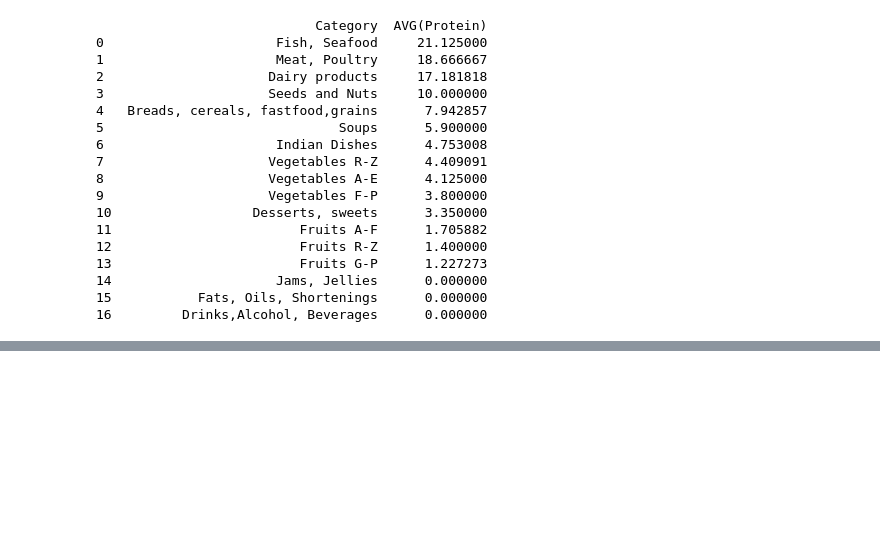
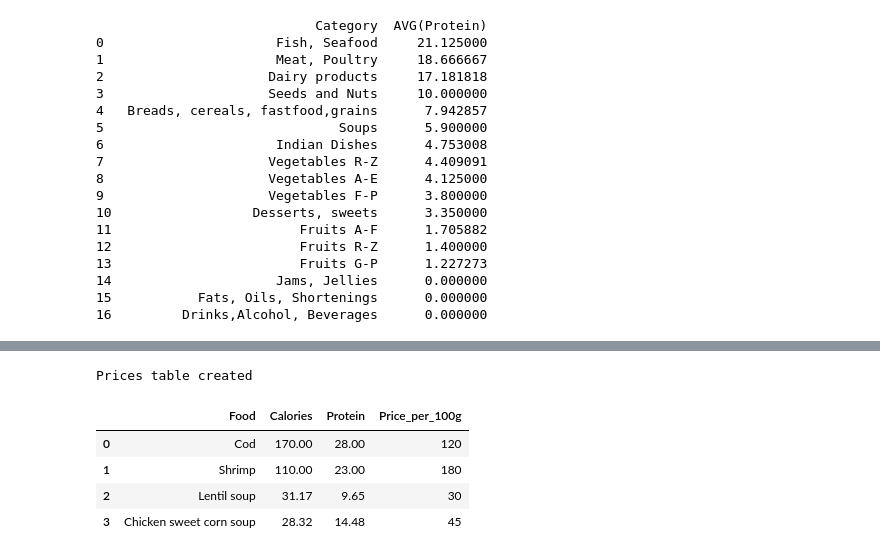
Before and after one commit to hrushikesh-pawar/nutrition-macro-predictor, a Jupyter notebook: nutrition.ipynb, the cells around one changed output, grey strips where cells are left out. Cells and saved outputs as stored; diff of their text form; code cells hidden in the pictures; blank space fills up the shorter version.

```diff
--- a/nutrition.ipynb
+++ b/nutrition.ipynb
@@ -920,0 +944,12 @@ Individual ranking — tells you which specific foods are exceptional.
+# %%
+import pandas as pd
+
+price_data = {
+    "Food": ["Shrimp", "Cod", "Chicken sweet corn soup", "Lentil soup", "Butter milk"],
+    "Price_per_100g": [180, 120, 45, 30, 25]
+}
+df_prices = pd.DataFrame(price_data)
+df_prices.to_sql("prices", conn, if_exists="replace", index=False)
+print("Prices table created")
+# %% [output]
+Prices table created
@@ -920,0 +962,13 @@ Individual ranking — tells you which specific foods are exceptional.
+# %%
+query = """
+    SELECT foods.Food, foods.Calories, foods.Protein, prices.Price_Per_100g
+    FROM foods
+    JOIN prices ON foods.food = prices.Food
+    """
+pd.read_sql(query, conn)
+# %% [output]
+|  | Food | Calories | Protein | Price_per_100g |
+| 0 | Cod | 170.00 | 28.00 | 120 |
+| 1 | Shrimp | 110.00 | 23.00 | 180 |
+| 2 | Lentil soup | 31.17 | 9.65 | 30 |
+| 3 | Chicken sweet corn soup | 28.32 | 14.48 | 45 |
```
Also changed, not shown: parts of 8 cells of this notebook.
